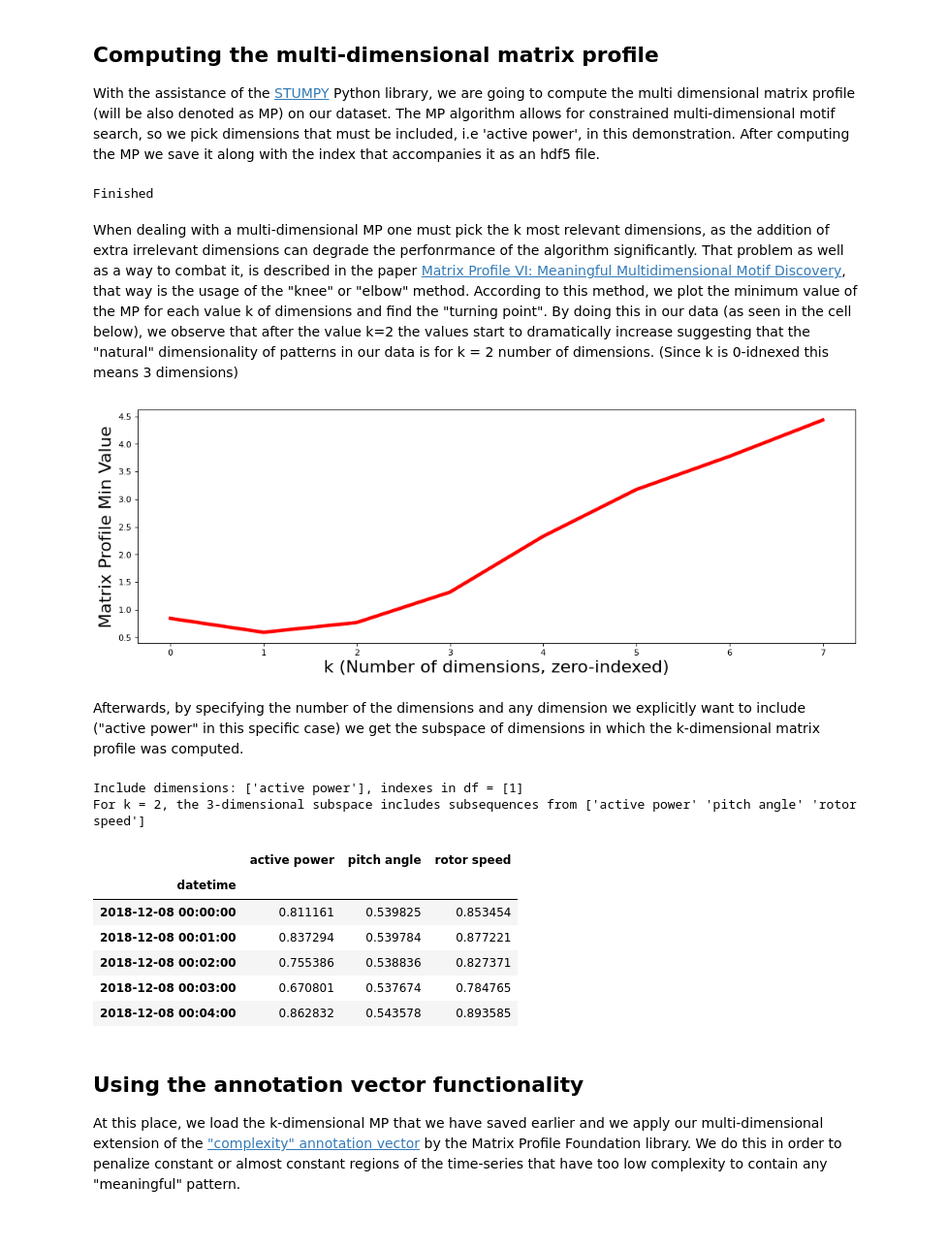
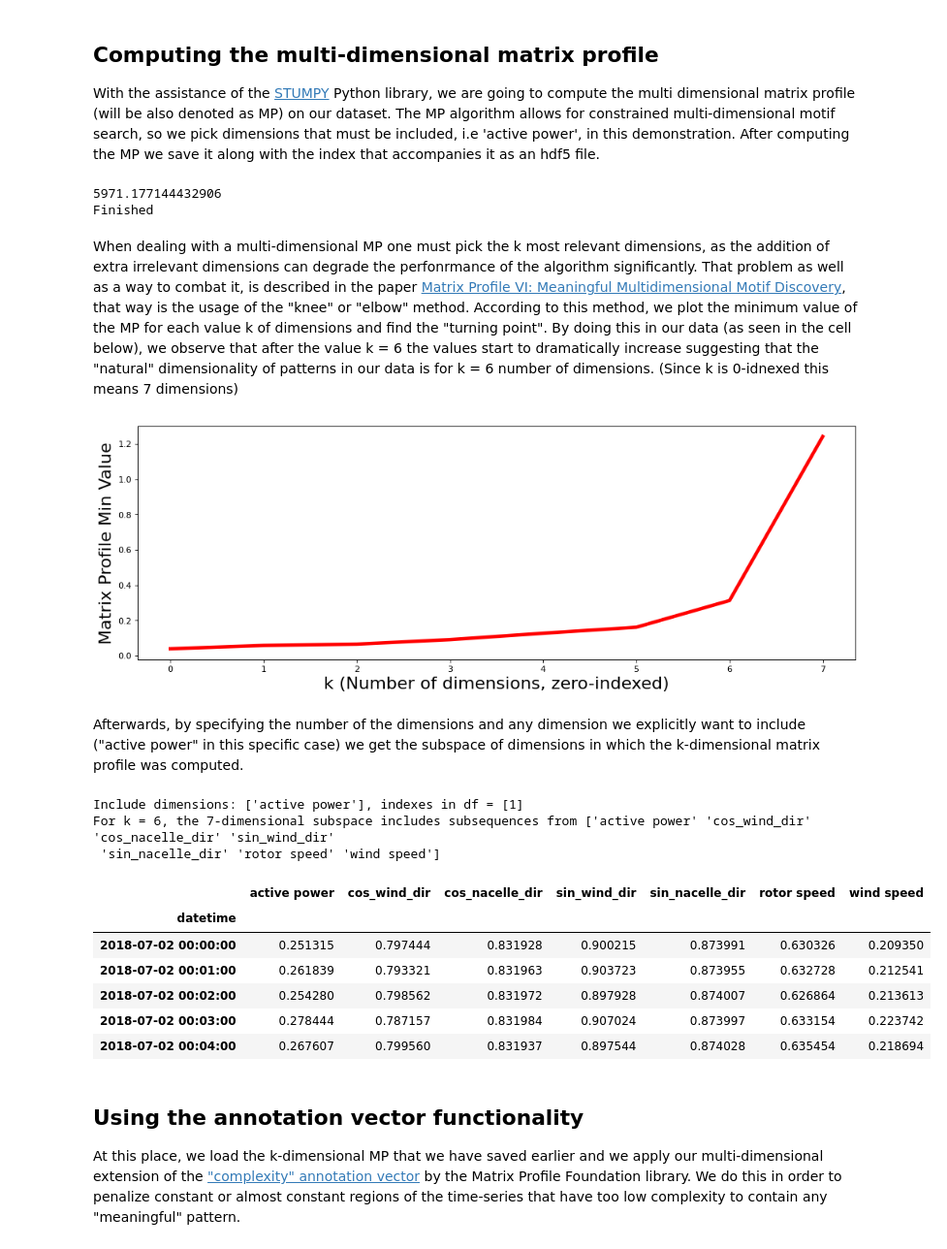
Before and after one commit to MORE-EU/more-pattern-extraction, a Jupyter notebook: interesting_patterns.ipynb, the cells around one changed output. Shown at 97% size. Cells and saved outputs as stored; diff of their text form; code cells hidden in the pictures.

```diff
--- a/interesting_patterns.ipynb
+++ b/interesting_patterns.ipynb
@@ -44,7 +47,6 @@ df.head()
 # pick some specific columns
 cols = ['wind speed', 'active power', 'rotor speed', 'pitch angle', 'sin_wind_dir', 'sin_nacelle_dir', 'cos_wind_dir', 'cos_nacelle_dir']
 df = df[cols]
-
 # Scale each column to 0-1
 df = scale_df(df)
 
@@ -55,9 +57,9 @@ df = change_granularity(df, granularity)
 # add small noise to series
 df = add_noise_to_series_md(df, noise_max = 0.00009)
 
-# Keep a small subset of the dataset for demonstration purposes
-start = '2018-12-08'
-end = '2018-12-14'
+# Keep only one month before and after the fringe measurements
+start = '2018-07-02'
+end = '2019-01-11'
 df = filter_dates(df, start, end)
 print(df.shape)
 # %% [output]
@@ -66,7 +68,7 @@ print(df.shape)
 ## Computing the multi-dimensional matrix profile
 With the assistance of the [STUMPY](https://github.com/TDAmeritrade/stumpy) Python library, we are going to compute the multi dimensional matrix profile (will be also denoted as MP) on our dataset. The MP algorithm allows for constrained multi-dimensional motif search, so we pick dimensions that must be included, i.e 'active power', in this demonstration. After computing the MP we save it along with the index that accompanies it as an hdf5 file.
 # %%
-m = 60 # window size or length of the patterns we are looking for
+m = 60 * 24 # window size or length of the patterns we are looking for
 
 # pick the dimensions that must be included in the multi-dimensional mp
 include = ['active power']
@@ -75,9 +77,11 @@ for n in include:
     col_indexes.append(df.columns.get_loc(n))
 
 # calculate the multi-dimensional MP here
+start_time = timeit.default_timer()
 mps, indices = mstump(df, m, include = col_indexes)
+end_time = timeit.default_timer()
 mp_len = mps.shape[0]
-
+print(end_time - start_time)
 # save the MP and index
 output_dir = './test_mp/'
 pathlib.Path(output_dir).mkdir(parents=True, exist_ok=True)
@@ -86,31 +90,33 @@ save_mdmp_as_h5(output_dir, output_name, mps, indices)
 
 print("Finished")
 # %% [output]
+5971.177144432906
 Finished
 # %% [markdown]
-When dealing with a multi-dimensional MP one must pick the k most relevant dimensions, as the addition of extra irrelevant dimensions can degrade the perfonrmance of the algorithm significantly. That problem as well as a way to combat it, is described in the paper [Matrix Profile VI: Meaningful Multidimensional Motif Discovery](https://www.cs.ucr.edu/~eamonn/Motif_Discovery_ICDM.pdf), that way is the usage of the "knee" or "elbow" method. According to this method, we plot the minimum value of the MP for each value k of dimensions and find the "turning point". By doing this in our data (as seen in the cell below), we observe that after the value k=2 the values start to dramatically increase suggesting that the "natural" dimensionality of patterns in our data is for k = 2 number of dimensions. (Since k is 0-idnexed this means 3 dimensions)
+When dealing with a multi-dimensional MP one must pick the k most relevant dimensions, as the addition of extra irrelevant dimensions can degrade the perfonrmance of the algorithm significantly. That problem as well as a way to combat it, is described in the paper [Matrix Profile VI: Meaningful Multidimensional Motif Discovery](https://www.cs.ucr.edu/~eamonn/Motif_Discovery_ICDM.pdf), that way is the usage of the "knee" or "elbow" method. According to this method, we plot the minimum value of the MP for each value k of dimensions and find the "turning point". By doing this in our data (as seen in the cell below), we observe that after the value k = 6 the values start to dramatically increase suggesting that the "natural" dimensionality of patterns in our data is for k = 6 number of dimensions. (Since k is 0-idnexed this means 7 dimensions)
 # %%
 plot_knee(mps)
 # %% [output]
-[figure, old version]
+[figure, new version]
 # %% [markdown]
 Afterwards, by specifying the number of the dimensions and any dimension we explicitly want to include ("active power" in this specific case) we get the subspace of dimensions in which the k-dimensional matrix profile was computed.
 # %%
-k = 2
+k = 6
 include = ['active power']
 picked_cols =  pick_subspace_columns(df, mps, indices, k, m, include)
 df = df[picked_cols]
 df.head()
 # %% [output]
 Include dimensions: ['active power'], indexes in df = [1]
-For k = 2, the 3-dimensional subspace includes subsequences from ['active power' 'pitch angle' 'rotor speed']
+For k = 6, the 7-dimensional subspace includes subsequences from ['active power' 'cos_wind_dir' 'cos_nacelle_dir' 'sin_wind_dir'
+ 'sin_nacelle_dir' 'rotor speed' 'wind speed']
-|  | active power | pitch angle | rotor speed |
-| datetime |  |  |  |
-| 2018-12-08 00:00:00 | 0.811161 | 0.539825 | 0.853454 |
-| 2018-12-08 00:01:00 | 0.837294 | 0.539784 | 0.877221 |
-| 2018-12-08 00:02:00 | 0.755386 | 0.538836 | 0.827371 |
-| 2018-12-08 00:03:00 | 0.670801 | 0.537674 | 0.784765 |
-| 2018-12-08 00:04:00 | 0.862832 | 0.543578 | 0.893585 |
+|  | active power | cos_wind_dir | cos_nacelle_dir | sin_wind_dir | sin_nacelle_dir | rotor speed | wind speed |
+| datetime |  |  |  |  |  |  |  |
+| 2018-07-02 00:00:00 | 0.251315 | 0.797444 | 0.831928 | 0.900215 | 0.873991 | 0.630326 | 0.209350 |
+| 2018-07-02 00:01:00 | 0.261839 | 0.793321 | 0.831963 | 0.903723 | 0.873955 | 0.632728 | 0.212541 |
+| 2018-07-02 00:02:00 | 0.254280 | 0.798562 | 0.831972 | 0.897928 | 0.874007 | 0.626864 | 0.213613 |
+| 2018-07-02 00:03:00 | 0.278444 | 0.787157 | 0.831984 | 0.907024 | 0.873997 | 0.633154 | 0.223742 |
+| 2018-07-02 00:04:00 | 0.267607 | 0.799560 | 0.831937 | 0.897544 | 0.874028 | 0.635454 | 0.218694 |
 # %% [markdown]
 ## Using the annotation vector functionality
 At this place, we load the k-dimensional MP that we have saved earlier and we apply our multi-dimensional extension of the ["complexity" annotation vector](https://matrixprofile.docs.matrixprofile.org/_modules/matrixprofile/transform.html#make_complexity_av) by the Matrix Profile Foundation library. We do this in order to penalize constant or almost constant regions of the time-series that have too low complexity to contain any "meaningful" pattern.
```
Also changed, not shown: parts of 12 cells of this notebook.
